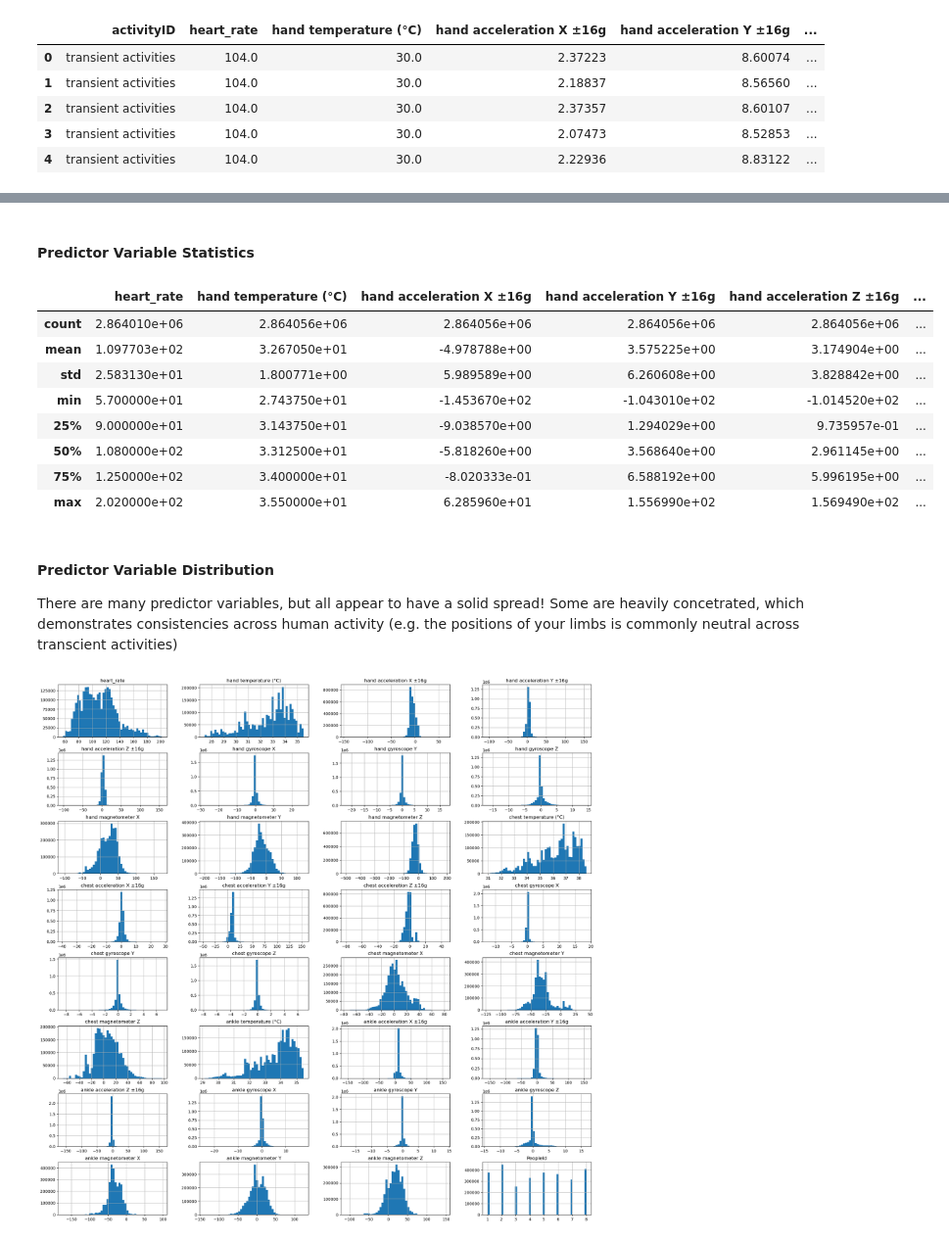
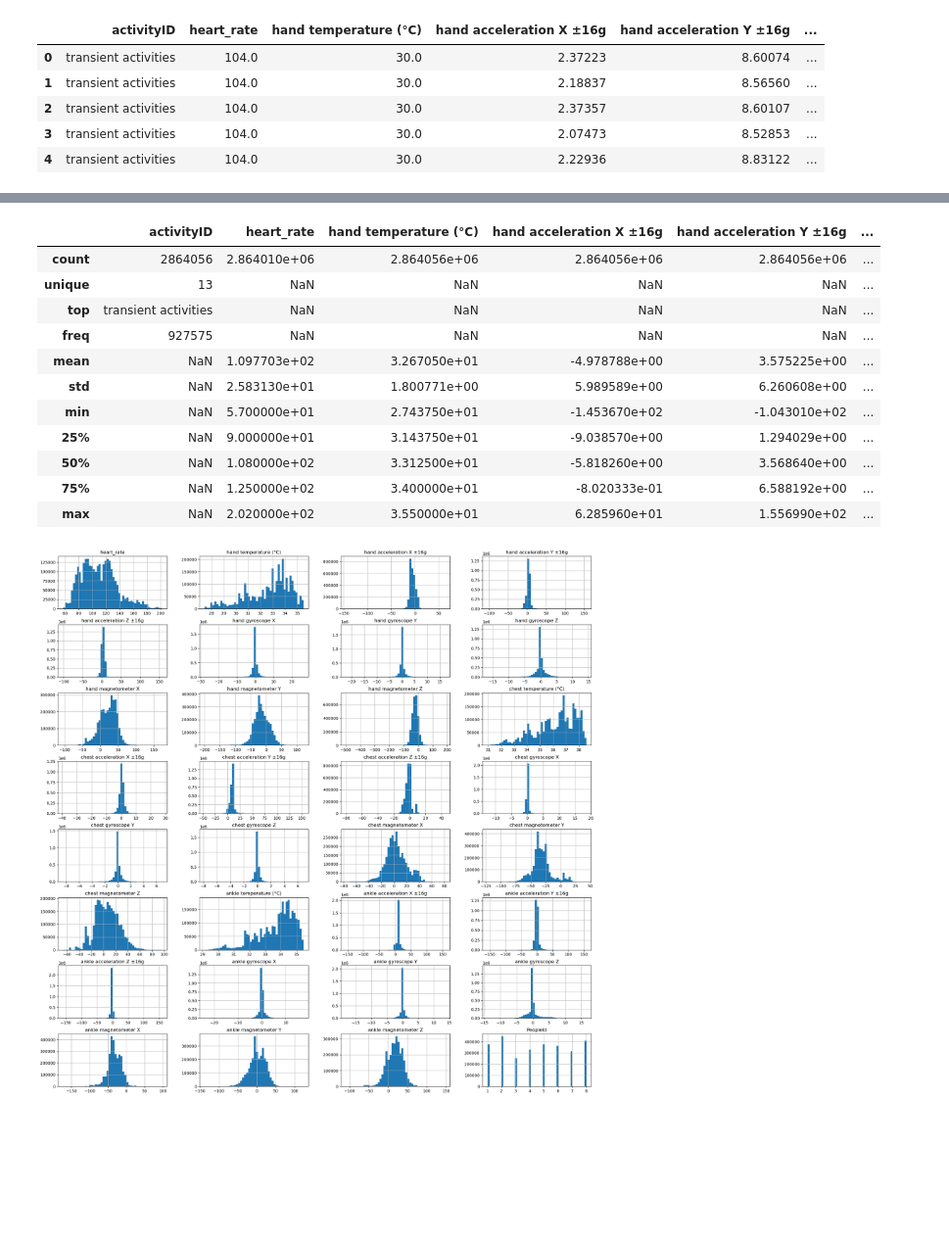
Before and after one commit to TamimDostyar/ds420Projects, a Jupyter notebook: project1/activity_eda.ipynb, the cells around one changed output, grey strips where cells are left out. Shown at 98% size. Drawn from its saved outputs; the diff is of its cells as text; code cells hidden in the pictures; blank space fills up the shorter version.

Commit message:
activiti is updated and ran

```diff
--- a/project1/activity_eda.ipynb
+++ b/project1/activity_eda.ipynb
@@ -63,24 +41,20 @@ Data columns (total 33 columns):
  32  PeopleId                   2864056 non-null  int64
 dtypes: float64(31), int64(1), object(1)
 memory usage: 721.1+ MB
-# %% [markdown]
-#### Predictor Variable Statistics
 # %%
-# Option to display all the columns
 pd.set_option('display.max_columns', None)
-activity.describe()
+activity.describe(include='all')
 # %% [output]
-|  | heart_rate | hand temperature (°C) | hand acceleration X ±16g | hand acceleration Y ±16g | hand acceleration Z ±16g | ... |
-| count | 2.864010e+06 | 2.864056e+06 | 2.864056e+06 | 2.864056e+06 | 2.864056e+06 | ... |
-| mean | 1.097703e+02 | 3.267050e+01 | -4.978788e+00 | 3.575225e+00 | 3.174904e+00 | ... |
-| std | 2.583130e+01 | 1.800771e+00 | 5.989589e+00 | 6.260608e+00 | 3.828842e+00 | ... |
-| min | 5.700000e+01 | 2.743750e+01 | -1.453670e+02 | -1.043010e+02 | -1.014520e+02 | ... |
-| 25% | 9.000000e+01 | 3.143750e+01 | -9.038570e+00 | 1.294029e+00 | 9.735957e-01 | ... |
-| 50% | 1.080000e+02 | 3.312500e+01 | -5.818260e+00 | 3.568640e+00 | 2.961145e+00 | ... |
-| 75% | 1.250000e+02 | 3.400000e+01 | -8.020333e-01 | 6.588192e+00 | 5.996195e+00 | ... |
-| max | 2.020000e+02 | 3.550000e+01 | 6.285960e+01 | 1.556990e+02 | 1.569490e+02 | ... |
+|  | activityID | heart_rate | hand temperature (°C) | hand acceleration X ±16g | hand acceleration Y ±16g | ... |
+| count | 2864056 | 2.864010e+06 | 2.864056e+06 | 2.864056e+06 | 2.864056e+06 | ... |
+| unique | 13 | NaN | NaN | NaN | NaN | ... |
+| top | transient activities | NaN | NaN | NaN | NaN | ... |
+| freq | 927575 | NaN | NaN | NaN | NaN | ... |
+| mean | NaN | 1.097703e+02 | 3.267050e+01 | -4.978788e+00 | 3.575225e+00 | ... |
+| std | NaN | 2.583130e+01 | 1.800771e+00 | 5.989589e+00 | 6.260608e+00 | ... |
+| min | NaN | 5.700000e+01 | 2.743750e+01 | -1.453670e+02 | -1.043010e+02 | ... |
+| 25% | NaN | 9.000000e+01 | 3.143750e+01 | -9.038570e+00 | 1.294029e+00 | ... |
+| 50% | NaN | 1.080000e+02 | 3.312500e+01 | -5.818260e+00 | 3.568640e+00 | ... |
+| 75% | NaN | 1.250000e+02 | 3.400000e+01 | -8.020333e-01 | 6.588192e+00 | ... |
+| max | NaN | 2.020000e+02 | 3.550000e+01 | 6.285960e+01 | 1.556990e+02 | ... |
-# %% [markdown]
-#### Predictor Variable Distribution
-
-There are many predictor variables, but all appear to have a solid spread! Some are heavily concetrated, which demonstrates consistencies across human activity (e.g. the positions of your limbs is commonly neutral across transcient activities)
 # %%
```
Also changed, not shown: parts of 21 cells of this notebook.
